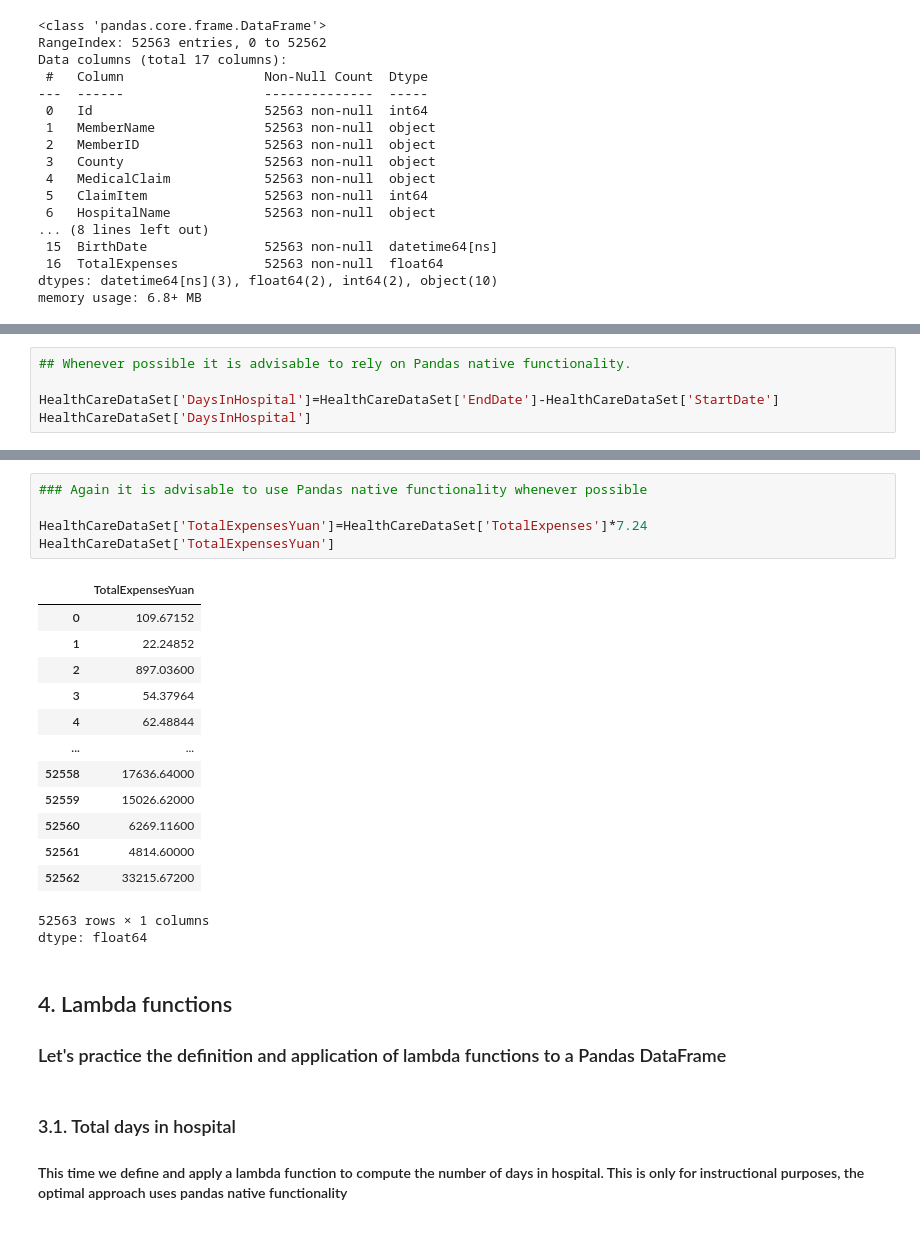
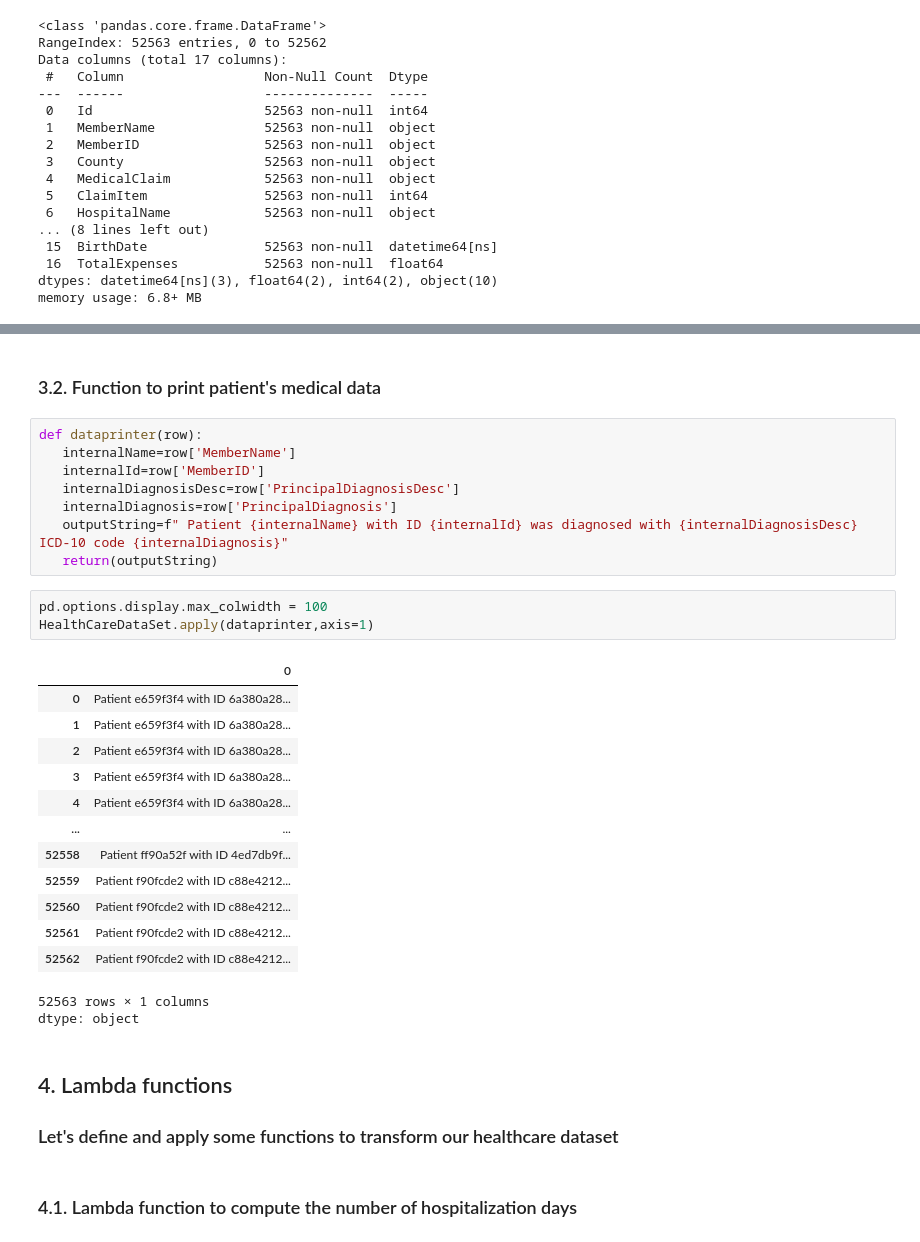
Before and after one commit to thousandoaks/Python4DS-I, a Jupyter notebook: notebooks/HealthcareLab_Functions.ipynb, the cells around one changed output, grey strips where cells are left out. Saved outputs shown, nothing was run; the diff lists cells and outputs as text.

```diff
--- a/notebooks/HealthcareLab_Functions.ipynb
+++ b/notebooks/HealthcareLab_Functions.ipynb
@@ -86,5 +92,0 @@ dtype: timedelta64[ns]
-# %%
-## Whenever possible it is advisable to rely on Pandas native functionality.
-
-HealthCareDataSet['DaysInHospital']=HealthCareDataSet['EndDate']-HealthCareDataSet['StartDate']
-HealthCareDataSet['DaysInHospital']
@@ -131,27 +93,34 @@ dtype: float64
-# %%
-### Again it is advisable to use Pandas native functionality whenever possible
-
-HealthCareDataSet['TotalExpensesYuan']=HealthCareDataSet['TotalExpenses']*7.24
-HealthCareDataSet['TotalExpensesYuan']
-# %% [output]
-|  | TotalExpensesYuan |
-| 0 | 109.67152 |
-| 1 | 22.24852 |
-| 2 | 897.03600 |
-| 3 | 54.37964 |
-| 4 | 62.48844 |
-| ... | ... |
-| 52558 | 17636.64000 |
-| 52559 | 15026.62000 |
-| 52560 | 6269.11600 |
-| 52561 | 4814.60000 |
-| 52562 | 33215.67200 |
-52563 rows × 1 columns
-dtype: float64
+# %% [markdown]
+### 3.2. Function to print patient's medical data
+# %%
+def dataprinter(row):
+   internalName=row['MemberName']
+   internalId=row['MemberID']
+   internalDiagnosisDesc=row['PrincipalDiagnosisDesc']
+   internalDiagnosis=row['PrincipalDiagnosis']
+   outputString=f" Patient {internalName} with ID {internalId} was diagnosed with {internalDiagnosisDesc} ICD-10 code {internalDiagnosis}"
+   return(outputString)
+# %%
+pd.options.display.max_colwidth = 100
+HealthCareDataSet.apply(dataprinter,axis=1)
+# %% [output]
+|  | 0 |
+| 0 | Patient e659f3f4 with ID 6a380a28... |
+| 1 | Patient e659f3f4 with ID 6a380a28... |
+| 2 | Patient e659f3f4 with ID 6a380a28... |
+| 3 | Patient e659f3f4 with ID 6a380a28... |
+| 4 | Patient e659f3f4 with ID 6a380a28... |
+| ... | ... |
+| 52558 | Patient ff90a52f with ID 4ed7db9f... |
+| 52559 | Patient f90fcde2 with ID c88e4212... |
+| 52560 | Patient f90fcde2 with ID c88e4212... |
+| 52561 | Patient f90fcde2 with ID c88e4212... |
+| 52562 | Patient f90fcde2 with ID c88e4212... |
+52563 rows × 1 columns
+dtype: object
 # %% [markdown]
 ## 4. Lambda functions
-### Let's practice the definition and application of lambda functions to a Pandas DataFrame
+### Let's define and apply some functions to transform our healthcare dataset
-# %% [markdown]
-### 3.1. Total days in hospital
-#### This time we define and apply a lambda function to compute the number of days in hospital. This is only for instructional purposes, the optimal approach uses pandas native functionality
+# %% [markdown]
+### 4.1. Lambda function to compute the number of hospitalization days
 # %%
```
Also changed, not shown: parts of 19 cells of this notebook.
